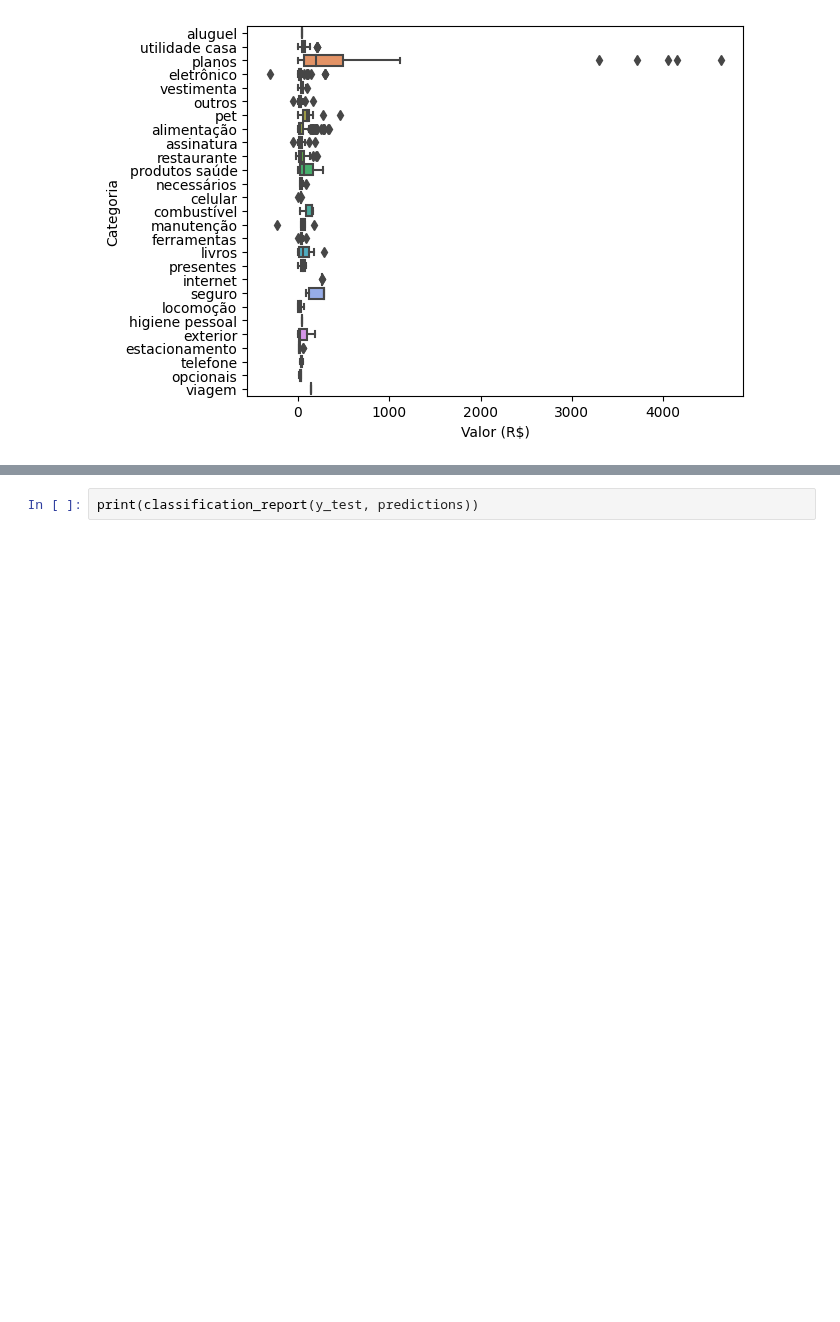
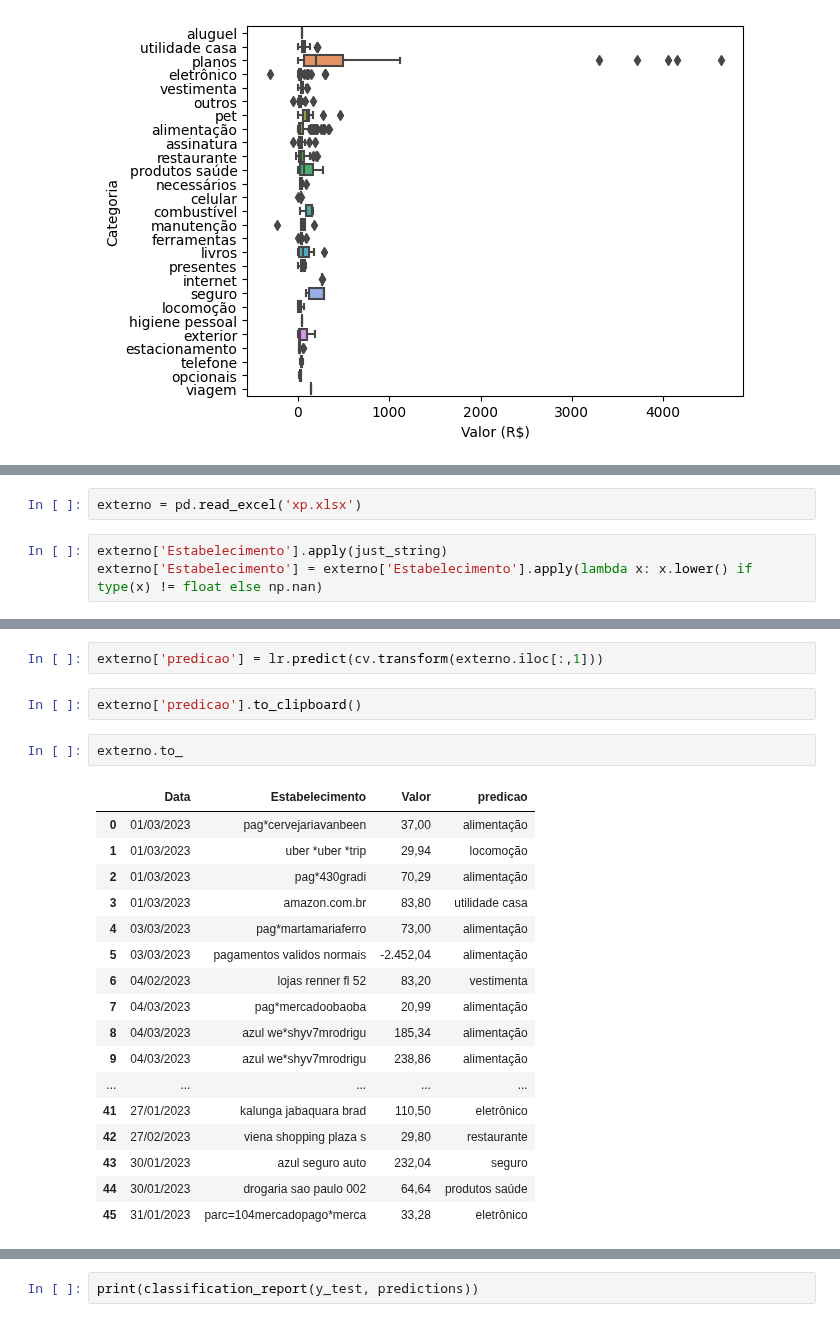
Before and after one commit to filipeaguiarrod/financas_pessoal_v2, a Jupyter notebook: model_cred_labels/eda.ipynb, the cells around one changed output, grey strips where cells are left out. Cells and saved outputs as stored; diff of their text form; blank space fills up the shorter version.

```diff
--- a/model_cred_labels/eda.ipynb
+++ b/model_cred_labels/eda.ipynb
@@ -372,0 +296,5 @@ ValueError: Found input variables with inconsistent numbers of samples: [207, 2]
+# %%
+externo = pd.read_excel('xp.xlsx')
+# %%
+externo['Estabelecimento'].apply(just_string)
+externo['Estabelecimento'] = externo['Estabelecimento'].apply(lambda x: x.lower() if type(x) != float else np.nan)
@@ -372,0 +316,24 @@ ValueError: Found input variables with inconsistent numbers of samples: [207, 2]
+# %%
+externo['predicao'] = lr.predict(cv.transform(externo.iloc[:,1]))
+# %%
+externo['predicao'].to_clipboard()
+# %%
+externo.to_
+# %% [output]
+|  | Data | Estabelecimento | Valor | predicao |
+| 0 | 01/03/2023 | pag*cervejariavanbeen | 37,00 | alimentação |
+| 1 | 01/03/2023 | uber *uber *trip | 29,94 | locomoção |
+| 2 | 01/03/2023 | pag*430gradi | 70,29 | alimentação |
+| 3 | 01/03/2023 | amazon.com.br | 83,80 | utilidade casa |
+| 4 | 03/03/2023 | pag*martamariaferro | 73,00 | alimentação |
+| 5 | 03/03/2023 | pagamentos validos normais | -2.452,04 | alimentação |
+| 6 | 04/02/2023 | lojas renner fl 52 | 83,20 | vestimenta |
+| 7 | 04/03/2023 | pag*mercadoobaoba | 20,99 | alimentação |
+| 8 | 04/03/2023 | azul we*shyv7mrodrigu | 185,34 | alimentação |
+| 9 | 04/03/2023 | azul we*shyv7mrodrigu | 238,86 | alimentação |
+| ... | ... | ... | ... | ... |
+| 41 | 27/01/2023 | kalunga jabaquara brad | 110,50 | eletrônico |
+| 42 | 27/02/2023 | viena shopping plaza s | 29,80 | restaurante |
+| 43 | 30/01/2023 | azul seguro auto | 232,04 | seguro |
+| 44 | 30/01/2023 | drogaria sao paulo 002 | 64,64 | produtos saúde |
+| 45 | 31/01/2023 | parc=104mercadopago*merca | 33,28 | eletrônico |
```
Also changed, not shown: parts of 36 cells of this notebook.
